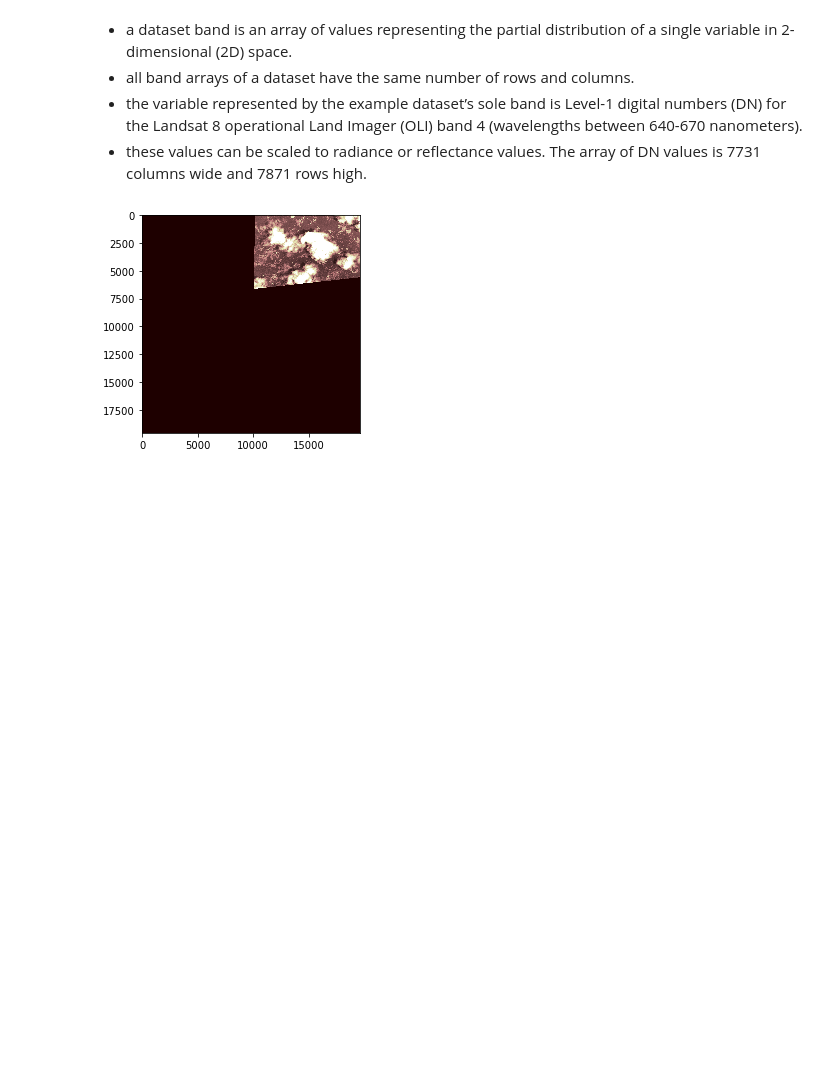
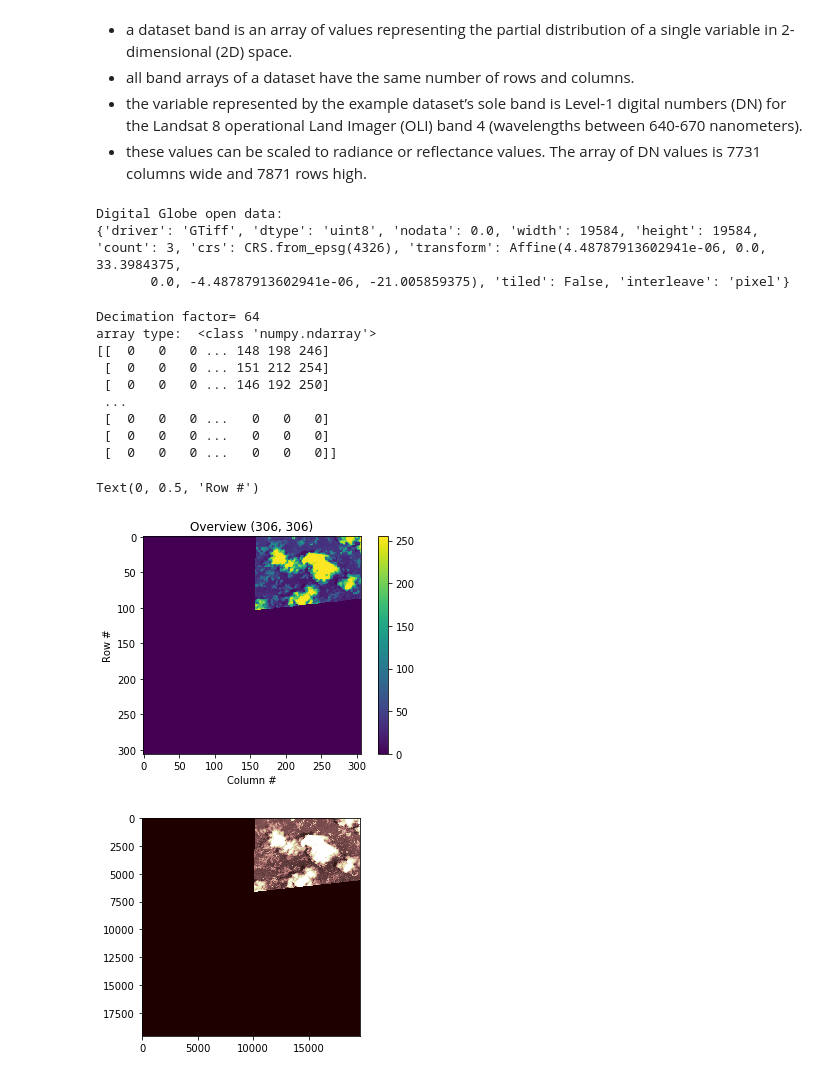
Before and after one commit to glmack/geo_mozambique, a Jupyter notebook: contributors/lee/1_data.ipynb, the cells around one changed output. Saved outputs shown, nothing was run; the diff lists cells and outputs as text; code cells hidden in the pictures; blank space fills up the shorter version.

Commit message:
Add comments to raster processing steps

```diff
--- a/contributors/lee/1_data.ipynb
+++ b/contributors/lee/1_data.ipynb
@@ -104,4 +134,55 @@ def get_digitalglobe_data(date):
 - all band arrays of a dataset have the same number of rows and columns.
 - the variable represented by the example dataset’s sole band is Level-1 digital numbers (DN) for the Landsat 8 operational Land Imager (OLI) band 4 (wavelengths between 640-670 nanometers).
 - these values can be scaled to radiance or reflectance values. The array of DN values is 7731 columns wide and 7871 rows high.
+# %%
+# read metadata of raster (tif) file from Digital Globe's open data url pages using rasterio as context mgr
+print('Digital Globe open data:')
+filepath = 'https://opendata.digitalglobe.com/cyclone_idai/pre-event/2019-03-07/103001008BD57E00/1131100.tif'
+with rio.open(filepath) as src:
+    print(src.profile)
+
+# inspect metadata:
+
+# ('driver': 'GTiff') = object is a Geotiff
+# ('dtype': 'uint8') = the image values are unsigned integer format
+# ('nodata': 0.0) = nodata values are not assigned
+# ('width': 19584, 'height': 19584) = the image has a dimensions of 19584 x 19584
+# ('count': 3) = is a single band
+# ('crs': CRS.from_epsg(4326) = is in UTM coordinates
+# (Affine()) = has a simple affine transformation (Affine())
+# ('tiled': False) = is not chunked into smaller arrays
+# ('interleave': 'pixel') = interleave is pixel
+# %% [output]
+Digital Globe open data:
+{'driver': 'GTiff', 'dtype': 'uint8', 'nodata': 0.0, 'width': 19584, 'height': 19584, 'count': 3, 'crs': CRS.from_epsg(4326), 'transform': Affine(4.48787913602941e-06, 0.0, 33.3984375,
+       0.0, -4.48787913602941e-06, -21.005859375), 'tiled': False, 'interleave': 'pixel'}
+# %%
+# plot low-res overview by accessing grid of raster values as a np array:
+
+with rio.open(filepath) as src:
+   oviews = src.overviews(1) # list of overviews from biggest to smallest
+   oview = oviews[-1] # let's look at the smallest thumbnail
+   print('Decimation factor= {}'.format(oview)) # use 'decimated read'
+   thumbnail = src.read(1, out_shape=(1, int(src.height // oview), int(src.width // oview)))
+
+print('array type: ',type(thumbnail))
+print(thumbnail)
+
+plt.imshow(thumbnail)
+plt.colorbar()
+plt.title('Overview {}'.format(thumbnail.shape))
+plt.xlabel('Column #')
+plt.ylabel('Row #')
+# %% [output]
+Decimation factor= 64
+array type:  <class 'numpy.ndarray'>
+[[  0   0   0 ... 148 198 246]
+ [  0   0   0 ... 151 212 254]
+ [  0   0   0 ... 146 192 250]
+ ...
+ [  0   0   0 ...   0   0   0]
+ [  0   0   0 ...   0   0   0]
+ [  0   0   0 ...   0   0   0]]
+Text(0, 0.5, 'Row #')
+[figure, added]
 # %%
```
Also changed, not shown: parts of 34 cells of this notebook.
